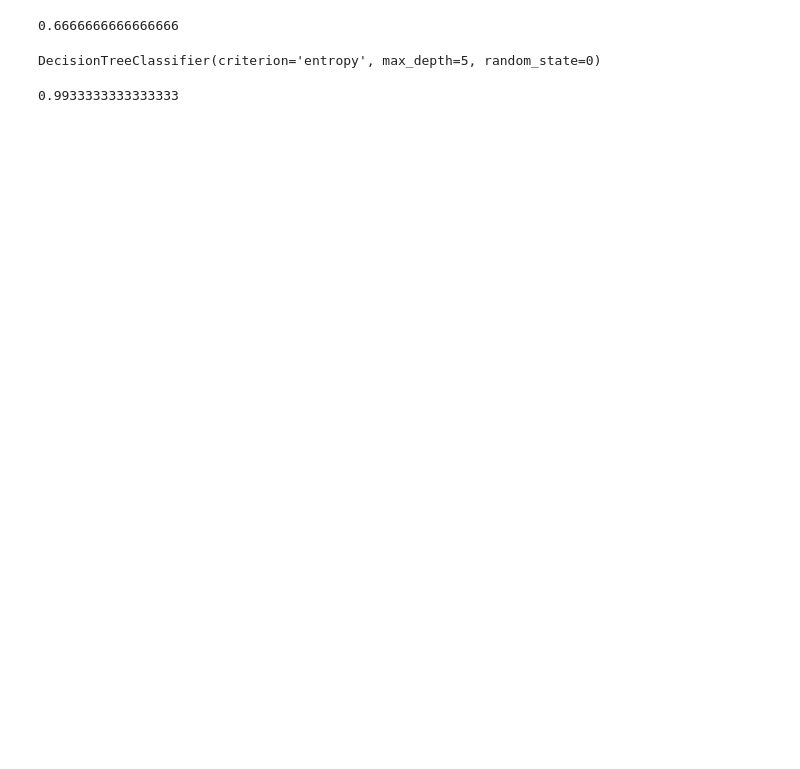
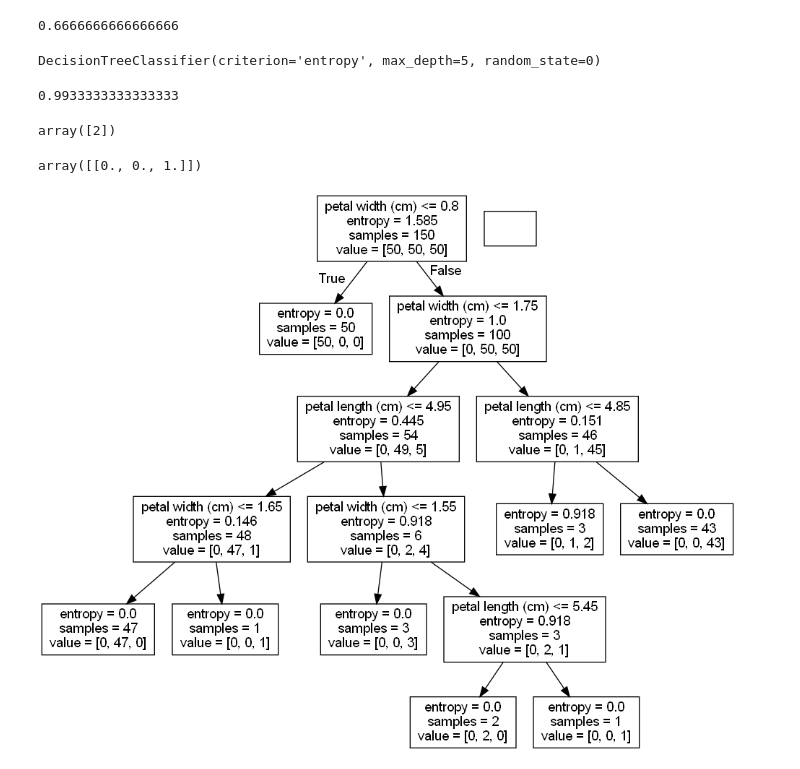
Before and after one commit to zardness/Sang, a Jupyter notebook: source/08_MachineLearning/ch3_분류분석.ipynb, the cells around one changed output. Drawn from its saved outputs; the diff is of its cells as text; code cells hidden in the pictures; blank space fills up the shorter version.

```diff
--- a/source/08_MachineLearning/ch3_분류분석.ipynb
+++ b/source/08_MachineLearning/ch3_분류분석.ipynb
@@ -321,3 +321,15 @@ dt_model = DecisionTreeClassifier(criterion='entropy',
 dt_model.fit(X,y)
 # %% [output]
 DecisionTreeClassifier(criterion='entropy', max_depth=1, random_state=0)
+# %%
+# 의사결정모형의 분류 과정을 트리로 시각화
+import io
+from sklearn.tree import export_graphviz # 모델 그래프 생성
+import pydot                             # 생성된 그래프를 이미지 변환
+from IPython.core.display import Image   # 이미지를 브라우저에 출력
+def draw_decision_tree(model, feature_names):
+    dot_buf = io.StringIO()
+    export_graphviz(model, out_file=dot_buf, feature_names=feature_names)
+    graph = pydot.graph_from_dot_data(dot_buf.getvalue())[0]
+    image = graph.create_png()
+    return Image(image)
@@ -345,3 +385,15 @@ DecisionTreeClassifier(criterion='entropy', max_depth=5, random_state=0)
 dt_model5.score(X,y)
 # %% [output]
 0.9933333333333333
+# %%
+dt_model5.predict(x_data)
+# %% [output]
+array([2])
+# %%
+dt_model5.predict_proba(x_data)
+# %% [output]
+array([[0., 0., 1.]])
+# %%
+draw_decision_tree(dt_model5, feature_names=data.feature_names[2:])
+# %% [output]
+[figure, added]
```
Also changed, not shown: parts of 49 cells of this notebook, 4 other files.
